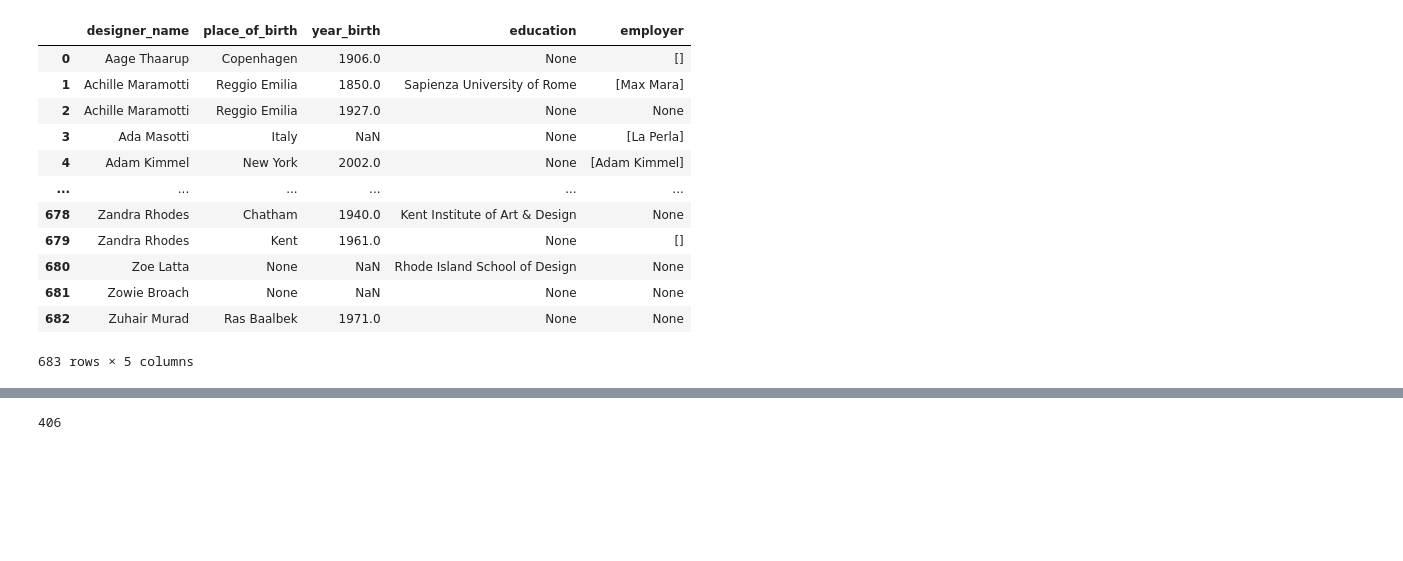
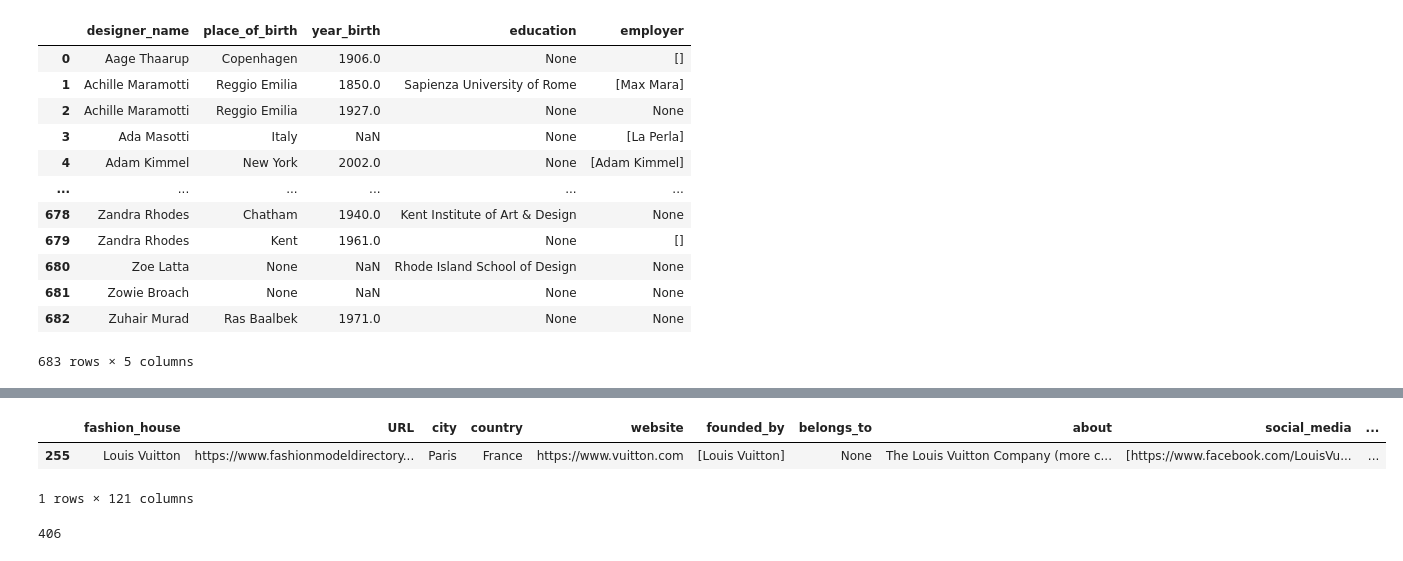
Before and after one commit to traopia/FashionDB, a Jupyter notebook: temporary_playground.ipynb, the cells around one changed output, grey strips where cells are left out. Saved outputs shown, nothing was run; the diff lists cells and outputs as text; code cells hidden in the pictures; blank space fills up the shorter version.

```diff
--- a/temporary_playground.ipynb
+++ b/temporary_playground.ipynb
@@ -276,0 +283,3 @@ df_designers
+# %%
+df_fh = df_fh.drop_duplicates(subset=["fashion_house"])
+df_fh
@@ -277,3 +300,9 @@ df_designers
+# %%
+df_fh[df_fh["fashion_house"]=="Louis Vuitton"]
+# %% [output]
+|  | fashion_house | URL | city | country | website | founded_by | belongs_to | about | social_media | ... |
+| 255 | Louis Vuitton | https://www.fashionmodeldirectory... | Paris | France | https://www.vuitton.com | [Louis Vuitton] | None | The Louis Vuitton Company (more c... | [https://www.facebook.com/LouisVu... | ... |
+1 rows × 121 columns
 # %%
 df_exp = df.explode("designer_name")
 
```
Also changed, not shown: parts of 34 cells of this notebook, 20 other files.
